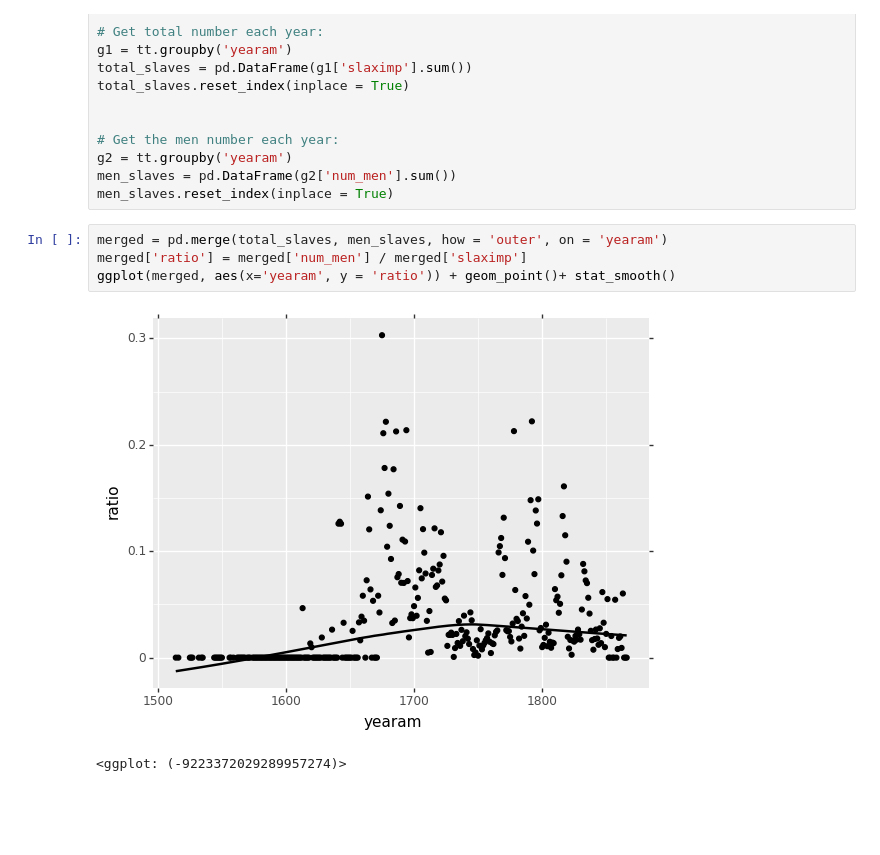
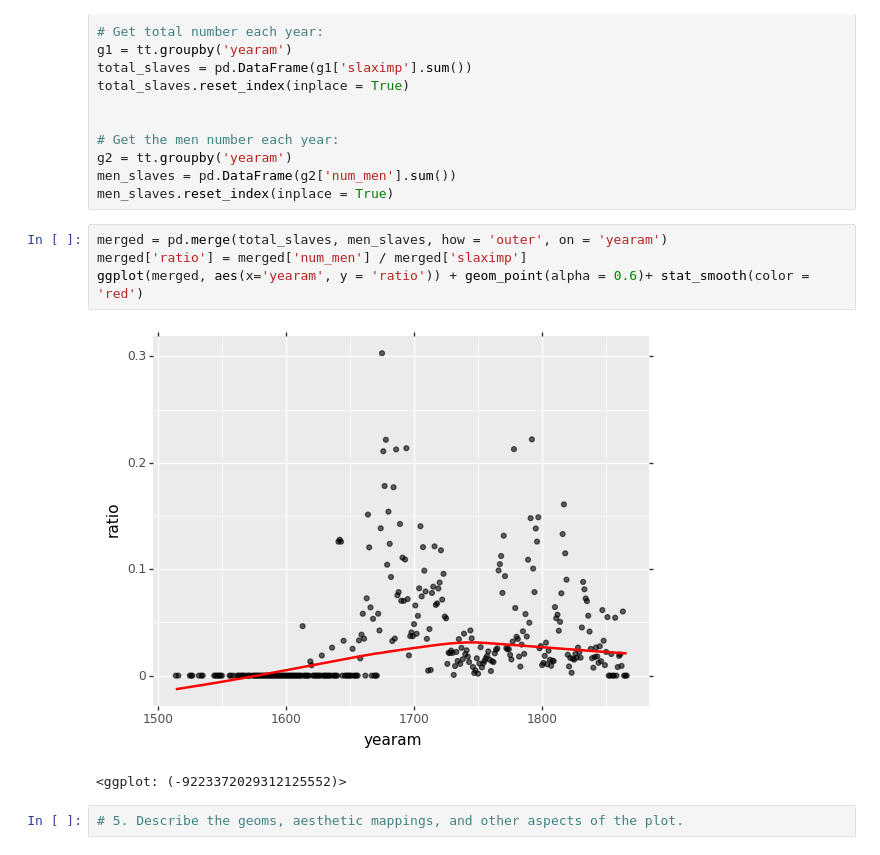
Before and after one commit to RyanYin04/MachineLearningPractice, a Jupyter notebook: 220_midterm/midterm.ipynb, the cells around one changed output. Drawn from its saved outputs; the diff is of its cells as text; blank space fills up the shorter version.

```diff
--- a/220_midterm/midterm.ipynb
+++ b/220_midterm/midterm.ipynb
@@ -362,7 +362,9 @@ men_slaves.reset_index(inplace = True)
 # %%
 merged = pd.merge(total_slaves, men_slaves, how = 'outer', on = 'yearam')
 merged['ratio'] = merged['num_men'] / merged['slaximp']
-ggplot(merged, aes(x='yearam', y = 'ratio')) + geom_point()+ stat_smooth()
+ggplot(merged, aes(x='yearam', y = 'ratio')) + geom_point(alpha = 0.6)+ stat_smooth(color = 'red')
 # %% [output]
-[figure, old version]
+[figure, new version]
-<ggplot: (-9223372029289957274)>
+<ggplot: (-9223372029312125552)>
+# %%
+# 5. Describe the geoms, aesthetic mappings, and other aspects of the plot.
```
